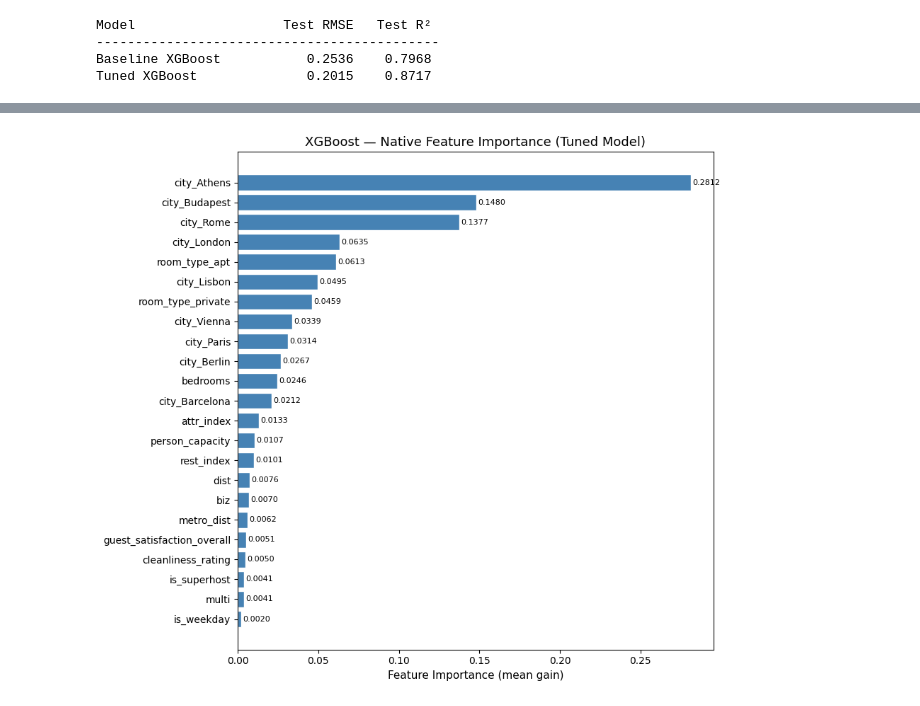
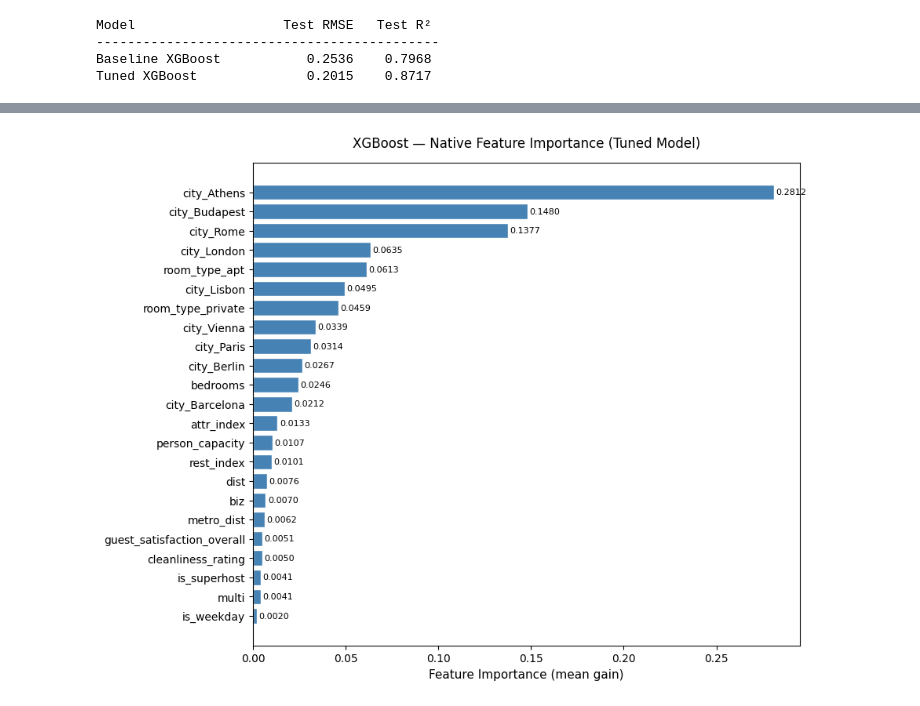
Before and after one commit to ShenghaoXue/MATH-189-Project-SP26, a Jupyter notebook: section5_advanced.ipynb, the cells around one changed output, grey strips where cells are left out. Drawn from its saved outputs; the diff is of its cells as text; code cells hidden in the pictures.

```diff
--- a/section5_advanced.ipynb
+++ b/section5_advanced.ipynb
@@ -210,0 +276,28 @@ Test R^2: 0.7968
+# %%
+# Plot baseline XGBoost native feature importance.
+importance_df = (
+    pd.DataFrame({"feature": feature_names, "importance": model.feature_importances_})
+    .sort_values("importance", ascending=True)
+)
+
+fig, ax = plt.subplots(figsize=(9, 8))
+bars = ax.barh(
+    importance_df["feature"],
+    importance_df["importance"],
+    color="steelblue",
+    edgecolor="white",
+)
+ax.set_xlabel("Feature Importance (mean gain)", fontsize=11)
+ax.set_title("XGBoost — Native Feature Importance (Baseline Model)", fontsize=12, pad=14, wrap=True)
+ax.axvline(0, color="black", linewidth=0.6)
+for bar, val in zip(bars, importance_df["importance"]):
+    ax.text(
+        bar.get_width() + 0.001,
+        bar.get_y() + bar.get_height() / 2,
+        f"{val:.4f}",
+        va="center",
+        ha="left",
+        fontsize=8,
+    )
+plt.savefig("plots/section5_PlotFeature_baselineXGBSummary.png", dpi=300, bbox_inches="tight")
+plt.show()
@@ -290,27 +422,30 @@ Tuned XGBoost              0.2015    0.8717
 # %%
-# --- Native Feature Importance (Gain) — Tuned XGBoost ---
+# Plot tuned XGBoost native feature importance.
 importance_df = (
     pd.DataFrame({"feature": feature_names, "importance": model_tuned.feature_importances_})
     .sort_values("importance", ascending=True)
 )
 
 fig, ax = plt.subplots(figsize=(9, 8))
 bars = ax.barh(
     importance_df["feature"],
     importance_df["importance"],
     color="steelblue",
     edgecolor="white",
 )
 ax.set_xlabel("Feature Importance (mean gain)", fontsize=11)
-ax.set_title("XGBoost — Native Feature Importance (Tuned Model)", fontsize=13)
+ax.set_title("XGBoost — Native Feature Importance (Tuned Model)", fontsize=12, pad=14, wrap=True)
 ax.axvline(0, color="black", linewidth=0.6)
 for bar, val in zip(bars, importance_df["importance"]):
     ax.text(
-        bar.get_width() + 0.001, bar.get_y() + bar.get_height() / 2,
-        f"{val:.4f}", va="center", ha="left", fontsize=8,
+        bar.get_width() + 0.001,
+        bar.get_y() + bar.get_height() / 2,
+        f"{val:.4f}",
+        va="center",
+        ha="left",
+        fontsize=8,
     )
-plt.tight_layout()
-# plt.savefig("plots/xgb_feature_importance.png", dpi=300, bbox_inches="tight")
+plt.savefig("plots/section5_PlotFeature_tunedXGBSummary.png", dpi=300, bbox_inches="tight")
 plt.show()
 # %% [output]
-[figure, old version]
+[figure, new version]
```
Also changed, not shown: parts of 45 cells of this notebook, 33 other files.
